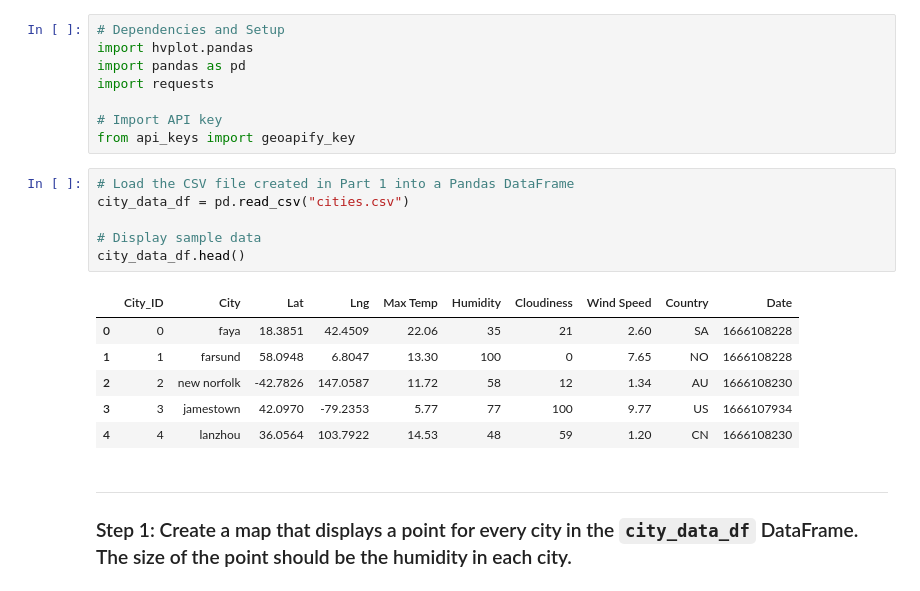
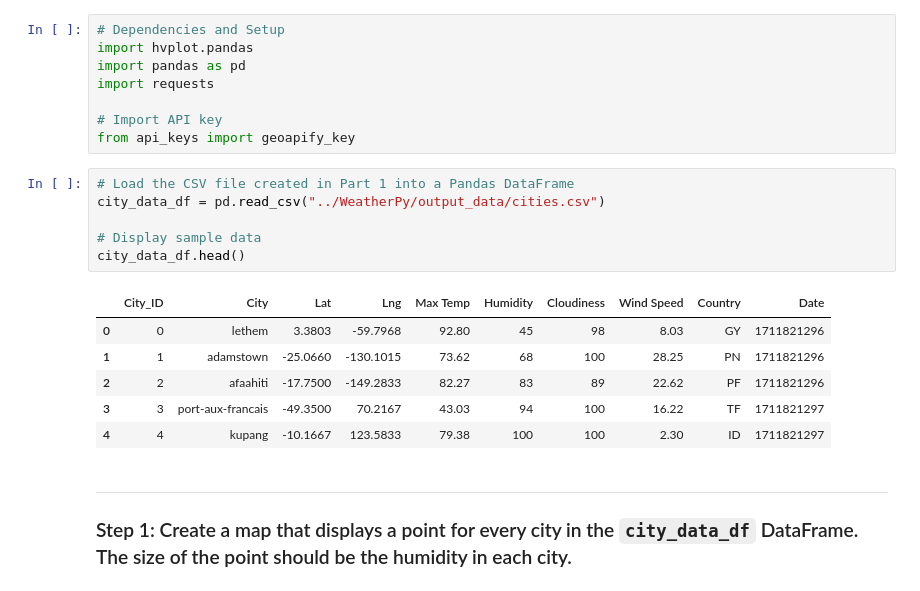
Before and after one commit to ECPrice1/python-api-challenge, a Jupyter notebook: VacationPy/VacationPy.ipynb, the cells around one changed output. Saved outputs shown, nothing was run; the diff lists cells and outputs as text.

```diff
--- a/VacationPy/VacationPy.ipynb
+++ b/VacationPy/VacationPy.ipynb
@@ -13,17 +13,17 @@ import requests
 from api_keys import geoapify_key
 # %%
 # Load the CSV file created in Part 1 into a Pandas DataFrame
-city_data_df = pd.read_csv("cities.csv")
+city_data_df = pd.read_csv("../WeatherPy/output_data/cities.csv")
 
 # Display sample data
 city_data_df.head()
 # %% [output]
 |  | City_ID | City | Lat | Lng | Max Temp | Humidity | Cloudiness | Wind Speed | Country | Date |
-| 0 | 0 | faya | 18.3851 | 42.4509 | 22.06 | 35 | 21 | 2.60 | SA | 1666108228 |
-| 1 | 1 | farsund | 58.0948 | 6.8047 | 13.30 | 100 | 0 | 7.65 | NO | 1666108228 |
-| 2 | 2 | new norfolk | -42.7826 | 147.0587 | 11.72 | 58 | 12 | 1.34 | AU | 1666108230 |
-| 3 | 3 | jamestown | 42.0970 | -79.2353 | 5.77 | 77 | 100 | 9.77 | US | 1666107934 |
-| 4 | 4 | lanzhou | 36.0564 | 103.7922 | 14.53 | 48 | 59 | 1.20 | CN | 1666108230 |
+| 0 | 0 | lethem | 3.3803 | -59.7968 | 92.80 | 45 | 98 | 8.03 | GY | 1711821296 |
+| 1 | 1 | adamstown | -25.0660 | -130.1015 | 73.62 | 68 | 100 | 28.25 | PN | 1711821296 |
+| 2 | 2 | afaahiti | -17.7500 | -149.2833 | 82.27 | 83 | 89 | 22.62 | PF | 1711821296 |
+| 3 | 3 | port-aux-francais | -49.3500 | 70.2167 | 43.03 | 94 | 100 | 16.22 | TF | 1711821297 |
+| 4 | 4 | kupang | -10.1667 | 123.5833 | 79.38 | 100 | 100 | 2.30 | ID | 1711821297 |
 # %% [markdown]
 ---
 
```
Also changed, not shown: parts of 4 cells of this notebook.
